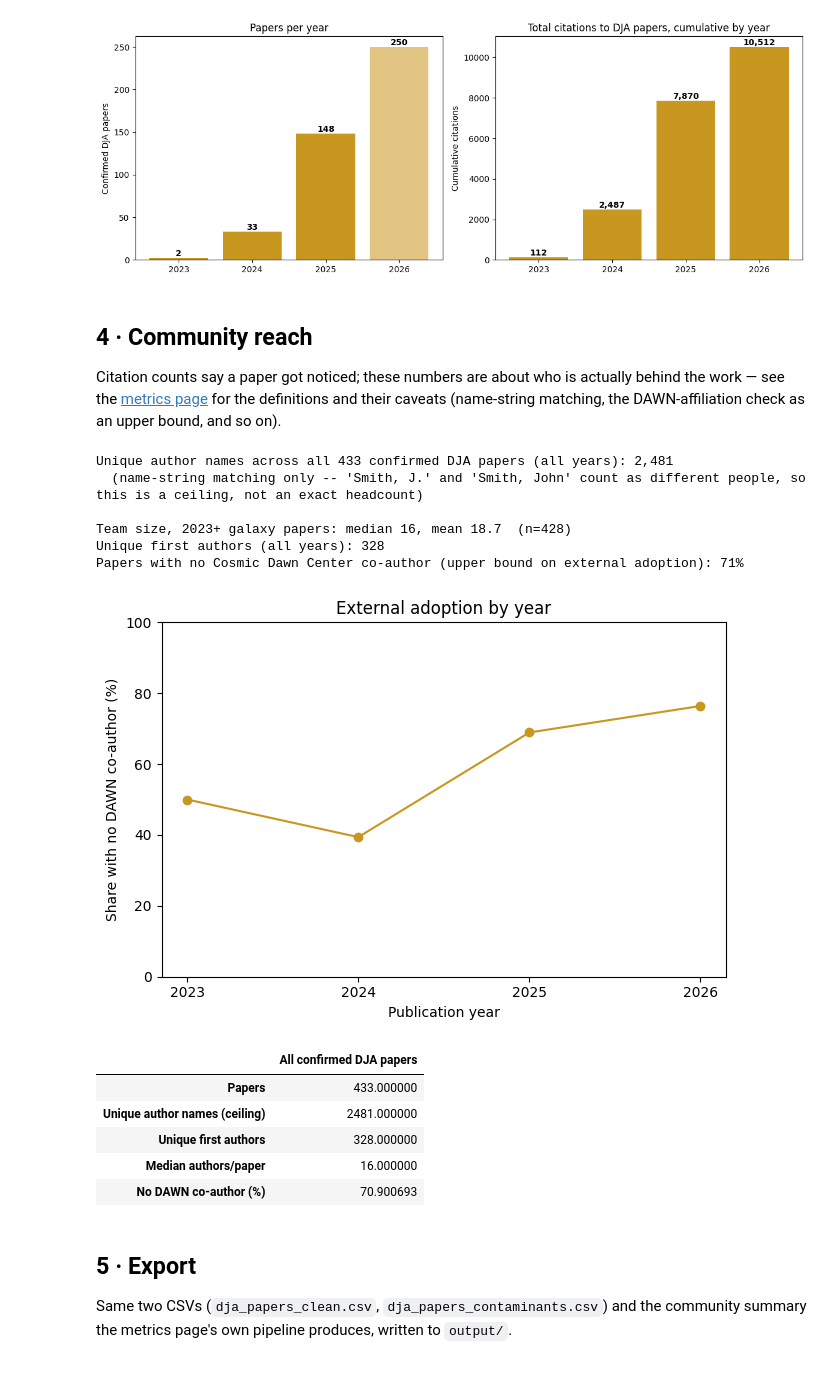
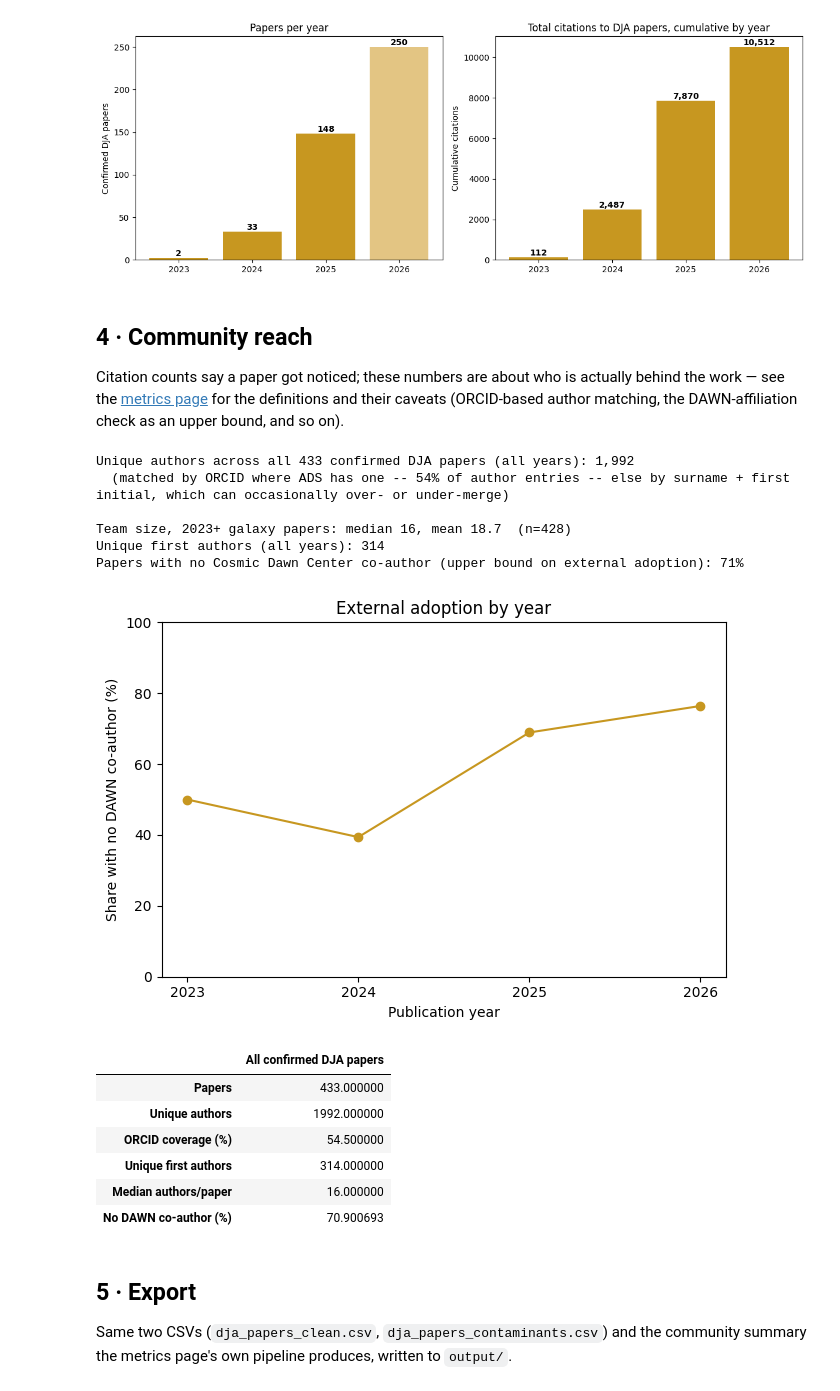
Before and after one commit to fmvalentino/dja-metrics, a Jupyter notebook: notebook/dja_discovery_example.ipynb, the cells around one changed output. Drawn from its saved outputs; the diff is of its cells as text; code cells hidden in the pictures.

```diff
--- a/notebook/dja_discovery_example.ipynb
+++ b/notebook/dja_discovery_example.ipynb
@@ -59,7 +59,8 @@ from IPython.display import display
 
 MAIN_Q = 'full:("Dawn JWST Archive" OR "DJA")'
 HL_Q   = '"Dawn JWST Archive" OR "DJA"'
-FIELDS = "id,bibcode,title,author,year,aff,citation_count,doctype,identifier,arxiv_class"
+FIELDS = ("id,bibcode,title,author,year,aff,citation_count,doctype,identifier,arxiv_class,"
+          "orcid_pub,orcid_user,orcid_other")
 DJA_FQ = [f"year:{YEAR_RANGE}", "collection:astronomy"]
 
 docs_map, hl_map = {}, {}
@@ -160,61 +161,65 @@ plt.show()
 Citation counts say a paper got noticed; these numbers are about who is actually
 behind the work — see the
 [metrics page](https://fmvalentino.github.io/dja-metrics/) for the definitions and
-their caveats (name-string matching, the DAWN-affiliation check as an upper bound,
-and so on).
+their caveats (ORCID-based author matching, the DAWN-affiliation check as an upper
+bound, and so on).
 # %%
 df_dja = df_clean[df_clean["galaxy"] & (df_clean["year"] >= CALC_FROM_YEAR)]
 
-def unique_authors(df):
-    return len({a.strip() for s in df["authors"].dropna() for a in s.split(" | ") if a.strip()})
+# Merge author name variants ("Smith, J." / "Smith, John") into one identity where
+# possible: same ORCID first, then an exact name string that has a known ORCID
+# elsewhere, then a surname + first-initial fallback -- see lib.resolve_authors.
+identities, orcid_coverage = lib.resolve_authors([r["doc"] for r in clean])
+n_auth_all = len(set(identities.values()))
+n_first_authors = len({identities[(r["doc"]["bibcode"], 0)] for r in clean if r["doc"].get("author")})
 
-n_auth_all = unique_authors(df_clean)
-print(f"Unique author names across all {len(df_clean)} confirmed DJA papers (all years): {n_auth_all:,}")
-print("  (name-string matching only -- 'Smith, J.' and 'Smith, John' count as different "
-      "people, so this is a ceiling, not an exact headcount)")
+print(f"Unique authors across all {len(df_clean)} confirmed DJA papers (all years): {n_auth_all:,}")
+print(f"  (matched by ORCID where ADS has one -- {100 * orcid_coverage:.0f}% of author entries -- "
+      "else by surname + first initial, which can occasionally over- or under-merge)")
 
 team = df_dja["n_authors"]
 print(f"\nTeam size, {CALC_FROM_YEAR}+ galaxy papers: median {team.median():.0f}, "
       f"mean {team.mean():.1f}  (n={len(team)})")
 
-fa = df_clean[["year", "first_author"]].dropna().sort_values("year")
-print(f"Unique first authors (all years): {fa['first_author'].nunique()}")
+print(f"Unique first authors (all years): {n_first_authors}")
 
 ext_all = 1 - df_clean["dawn_author"].mean()
 print(f"Papers with no Cosmic Dawn Center co-author (upper bound on external adoption): "
       f"{100 * ext_all:.0f}%")
 
 ext_by_year = df_clean.groupby("year")["dawn_author"].apply(lambda s: 100 * (1 - s.mean()))
 
 fig, ax = plt.subplots(figsize=(6.5, 4.5))
 ax.plot(ext_by_year.index, ext_by_year.values, marker="o", color="#c79720")
 ax.set_xticks(ext_by_year.index.astype(int))
 ax.set_ylim(0, 100)
 ax.set_xlabel("Publication year"); ax.set_ylabel("Share with no DAWN co-author (%)")
 ax.set_title("External adoption by year")
 plt.tight_layout()
 plt.show()
 
 community = pd.Series({
-    "Papers":                      len(df_clean),
-    "Unique author names (ceiling)": n_auth_all,
-    "Unique first authors":        fa["first_author"].nunique(),
-    "Median authors/paper":        df_clean["n_authors"].median(),
-    "No DAWN co-author (%)":       100 * ext_all,
+    "Papers":                len(df_clean),
+    "Unique authors":        n_auth_all,
+    "ORCID coverage (%)":    round(100 * orcid_coverage, 1),
+    "Unique first authors":  n_first_authors,
+    "Median authors/paper":  df_clean["n_authors"].median(),
+    "No DAWN co-author (%)": 100 * ext_all,
 }, name="All confirmed DJA papers")
 display(community.to_frame())
 # %% [output]
-Unique author names across all 433 confirmed DJA papers (all years): 2,481
-  (name-string matching only -- 'Smith, J.' and 'Smith, John' count as different people, so this is a ceiling, not an exact headcount)
+Unique authors across all 433 confirmed DJA papers (all years): 1,992
+  (matched by ORCID where ADS has one -- 54% of author entries -- else by surname + first initial, which can occasionally over- or under-merge)
 
 Team size, 2023+ galaxy papers: median 16, mean 18.7  (n=428)
-Unique first authors (all years): 328
+Unique first authors (all years): 314
 Papers with no Cosmic Dawn Center co-author (upper bound on external adoption): 71%
 [figure]
 |  | All confirmed DJA papers |
 | Papers | 433.000000 |
-| Unique author names (ceiling) | 2481.000000 |
-| Unique first authors | 328.000000 |
+| Unique authors | 1992.000000 |
+| ORCID coverage (%) | 54.500000 |
+| Unique first authors | 314.000000 |
 | Median authors/paper | 16.000000 |
 | No DAWN co-author (%) | 70.900693 |
 # %% [markdown]
```
Also changed, not shown: 7 other files.
